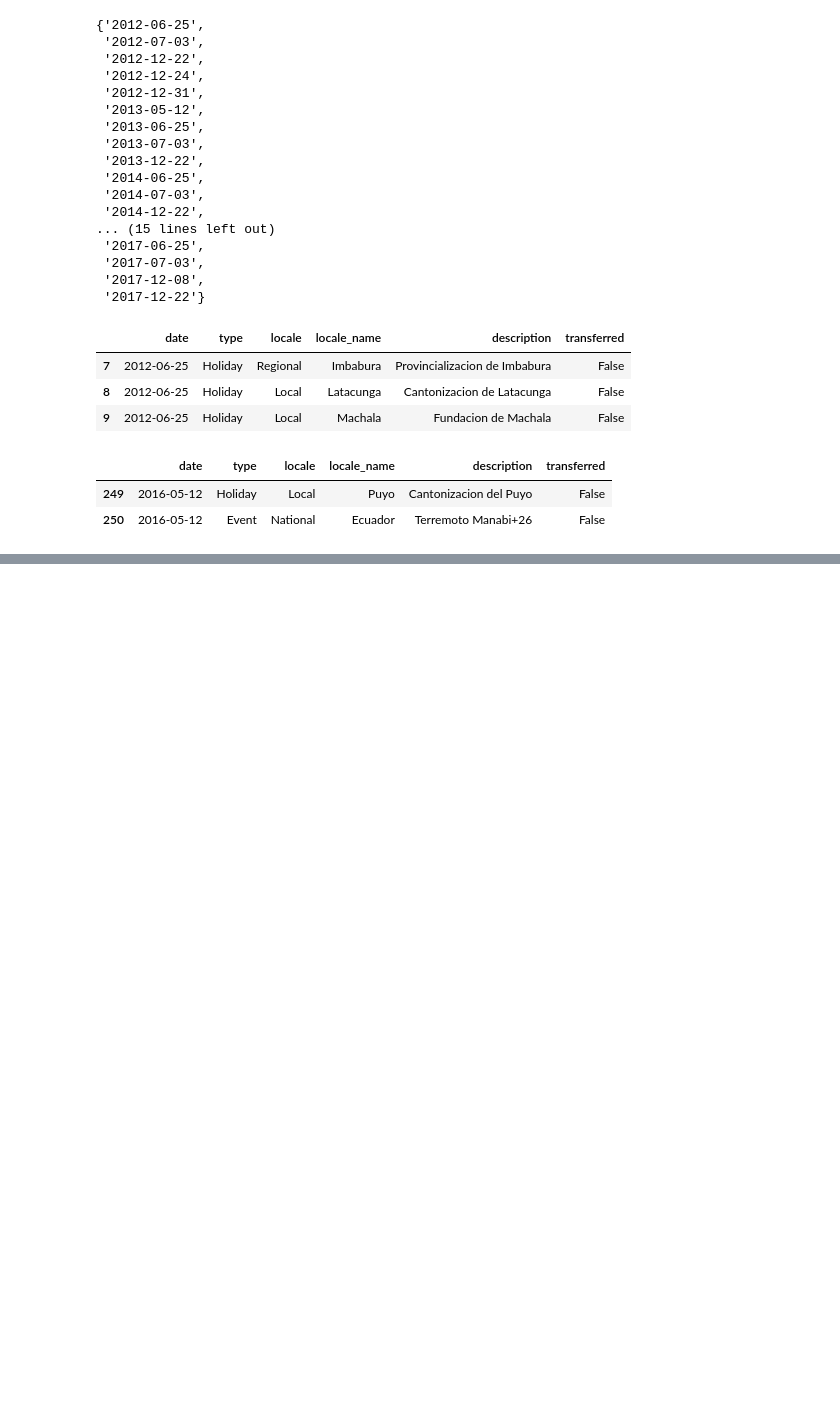
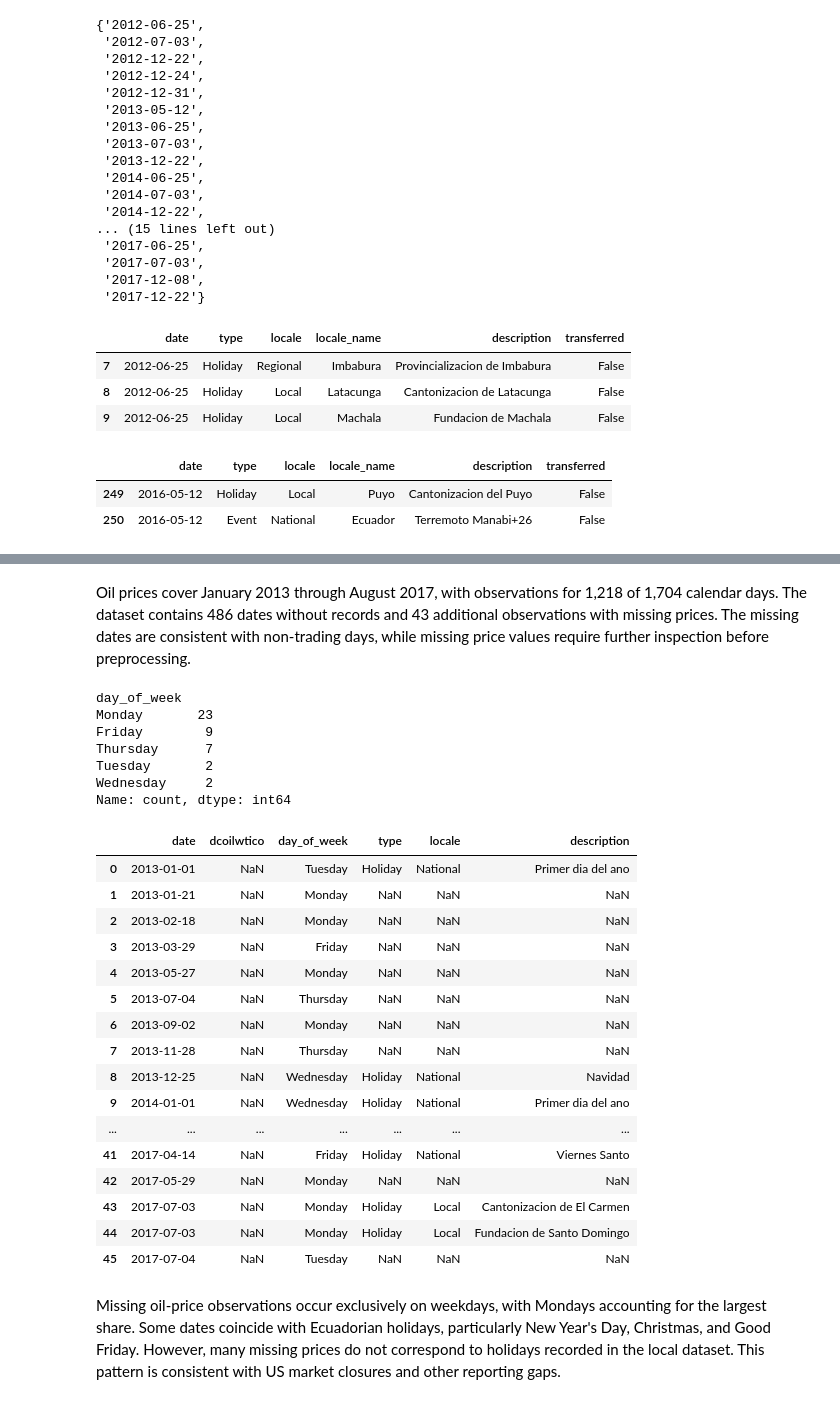
Before and after one commit to nachospreafico/store-sales-forecasting, a Jupyter notebook: notebooks/01_eda.ipynb, the cells around one changed output, grey strips where cells are left out. Cells and saved outputs as stored; diff of their text form; code cells hidden in the pictures; blank space fills up the shorter version.

Commit message:
feat: analyze oil price data, missing values, and holiday patterns

```diff
--- a/notebooks/01_eda.ipynb
+++ b/notebooks/01_eda.ipynb
@@ -589,3 +589,12 @@ locale_name    0
 description    0
 transferred    0
 dtype: int64
+# %%
+# Convert date into proper pandas datetime object
+he_df["date"] = pd.to_datetime(he_df["date"], errors="coerce")
+
+# Check conversion worked as intended
+print(f"'date' column is of type: {he_df['date'].dtype}")
+
+# Check for NaT in 'date' column
+he_df["date"].isna().sum()
@@ -679,0 +701,4 @@ he_df[he_df["date"] == '2016-05-12']
+# %%
+# Oildataset characteristics
+oil_path = Path("../data/raw/oil.csv")
+oil_df = pd.read_csv(oil_path)
@@ -679,0 +729,9 @@ he_df[he_df["date"] == '2016-05-12']
+# %%
+# Convert date into proper pandas datetime object
+oil_df["date"] = pd.to_datetime(oil_df["date"], errors="coerce")
+
+# Check conversion worked as intended
+print(f"'date' column is of type: {oil_df['date'].dtype}")
+
+# Check for NaT in 'date' column
+oil_df["date"].isna().sum()
@@ -679,0 +763,43 @@ he_df[he_df["date"] == '2016-05-12']
+# %% [markdown]
+Oil prices cover January 2013 through August 2017, with observations for 1,218 of 1,704 calendar days. The dataset contains 486 dates without records and 43 additional observations with missing prices. The missing dates are consistent with non-trading days, while missing price values require further inspection before preprocessing.
+# %%
+# Isolate rows wiht missing dcoilwtico
+missing_oil_price_rows = oil_df[oil_df["dcoilwtico"].isna()]
+
+# Add a 'day_of_week' column to check what day of the week those missing values correspond to
+missing_oil_price_rows["day_of_week"] = missing_oil_price_rows["date"].dt.day_name()
+
+# Check count of day_of_week
+print(missing_oil_price_rows["day_of_week"].value_counts())
+print()
+
+# Merge with holiday events
+missing_oil_price_rows = missing_oil_price_rows.merge(right=he_df[["date", "type", "locale", "description"]], on="date", how="left")
+missing_oil_price_rows
+# %% [output]
+day_of_week
+Monday       23
+Friday        9
+Thursday      7
+Tuesday       2
+Wednesday     2
+Name: count, dtype: int64
+|  | date | dcoilwtico | day_of_week | type | locale | description |
+| 0 | 2013-01-01 | NaN | Tuesday | Holiday | National | Primer dia del ano |
+| 1 | 2013-01-21 | NaN | Monday | NaN | NaN | NaN |
+| 2 | 2013-02-18 | NaN | Monday | NaN | NaN | NaN |
+| 3 | 2013-03-29 | NaN | Friday | NaN | NaN | NaN |
+| 4 | 2013-05-27 | NaN | Monday | NaN | NaN | NaN |
+| 5 | 2013-07-04 | NaN | Thursday | NaN | NaN | NaN |
+| 6 | 2013-09-02 | NaN | Monday | NaN | NaN | NaN |
+| 7 | 2013-11-28 | NaN | Thursday | NaN | NaN | NaN |
+| 8 | 2013-12-25 | NaN | Wednesday | Holiday | National | Navidad |
+| 9 | 2014-01-01 | NaN | Wednesday | Holiday | National | Primer dia del ano |
+| ... | ... | ... | ... | ... | ... | ... |
+| 41 | 2017-04-14 | NaN | Friday | Holiday | National | Viernes Santo |
+| 42 | 2017-05-29 | NaN | Monday | NaN | NaN | NaN |
+| 43 | 2017-07-03 | NaN | Monday | Holiday | Local | Cantonizacion de El Carmen |
+| 44 | 2017-07-03 | NaN | Monday | Holiday | Local | Fundacion de Santo Domingo |
+| 45 | 2017-07-04 | NaN | Tuesday | NaN | NaN | NaN |
+# %% [markdown]
+Missing oil-price observations occur exclusively on weekdays, with Mondays accounting for the largest share. Some dates coincide with Ecuadorian holidays, particularly New Year's Day, Christmas, and Good Friday. However, many missing prices do not correspond to holidays recorded in the local dataset. This pattern is consistent with US market closures and other reporting gaps.
```
Also changed, not shown: parts of 9 cells of this notebook.
